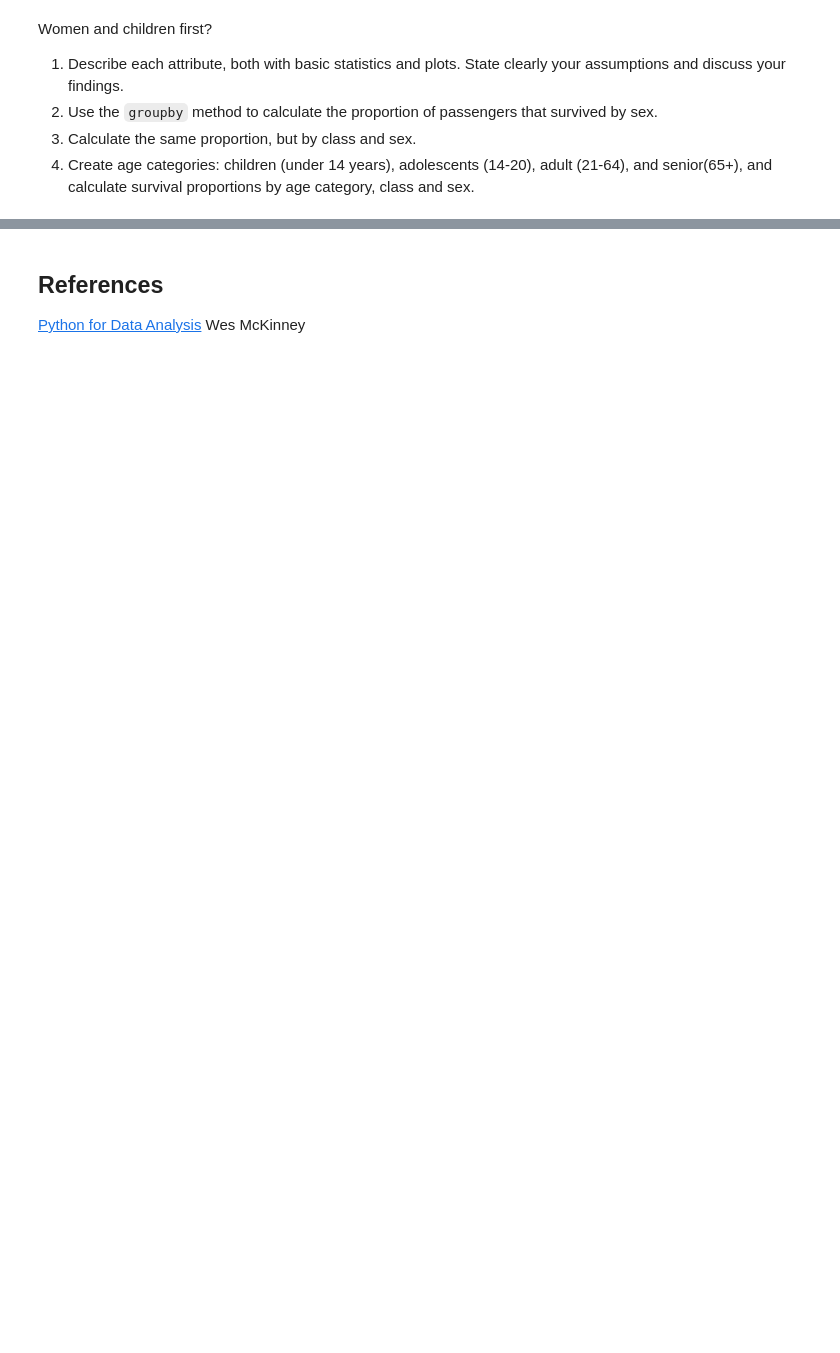
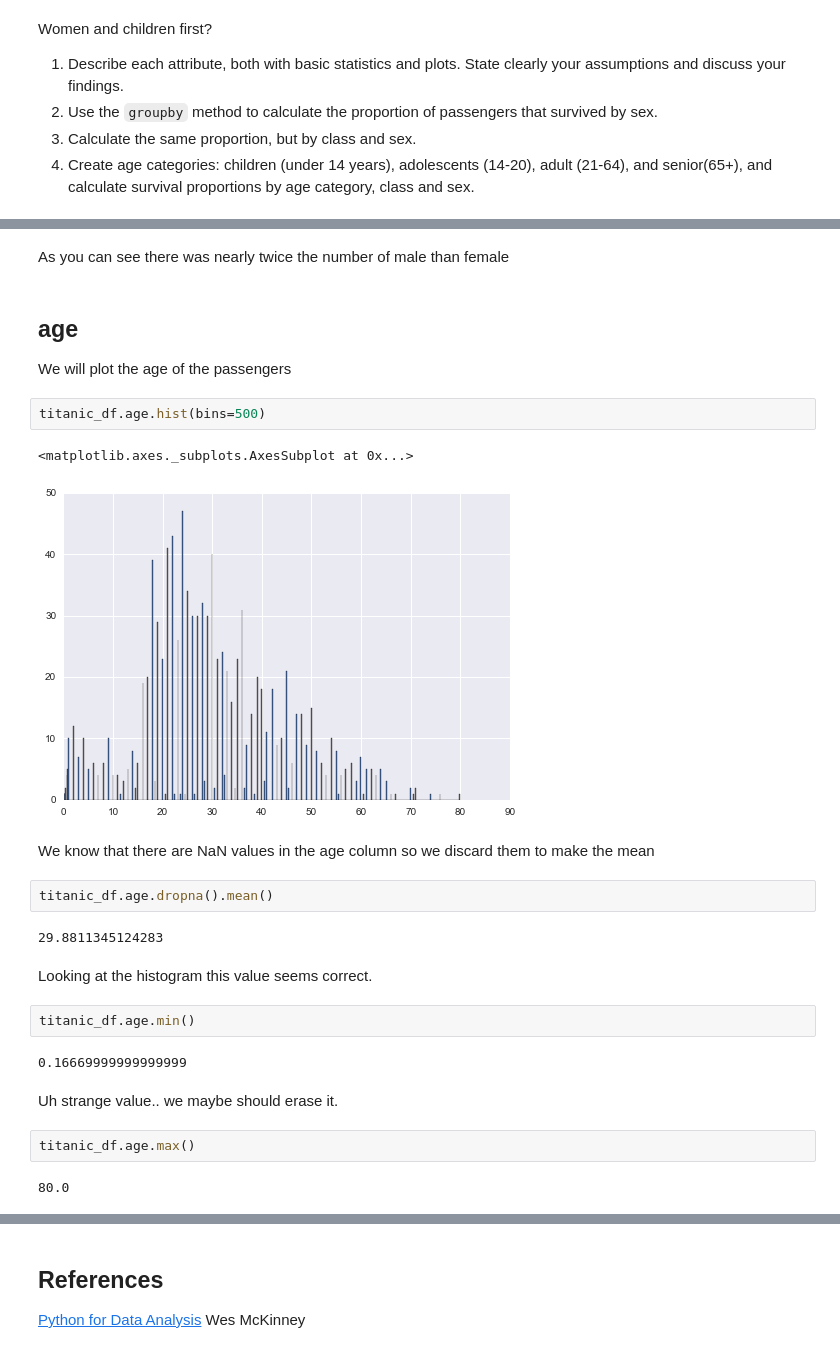
Before and after one commit to agpmilli/adaepfl, a Jupyter notebook: 02 - Intro to Pandas/Data Wrangling with Pandas.ipynb, the cells around one changed output, grey strips where cells are left out. Cells and saved outputs as stored; diff of their text form; blank space fills up the shorter version.

```diff
--- a/02 - Intro to Pandas/Data Wrangling with Pandas.ipynb
+++ b/02 - Intro to Pandas/Data Wrangling with Pandas.ipynb
@@ -1635,0 +1726,28 @@ Women and children first?
+# %% [markdown]
+As you can see there was nearly twice the number of male than female
+# %% [markdown]
+## age
+We will plot the age of the passengers
+# %%
+titanic_df.age.hist(bins=500)
+# %% [output]
+<matplotlib.axes._subplots.AxesSubplot at 0x...>
+[figure, added]
+# %% [markdown]
+We know that there are NaN values in the age column so we discard them to make the mean
+# %%
+titanic_df.age.dropna().mean()
+# %% [output]
+29.8811345124283
+# %% [markdown]
+Looking at the histogram this value seems correct.
+# %%
+titanic_df.age.min()
+# %% [output]
+0.16669999999999999
+# %% [markdown]
+Uh strange value.. we maybe should erase it.
+# %%
+titanic_df.age.max()
+# %% [output]
+80.0
```
Also changed, not shown: parts of 61 cells of this notebook.
